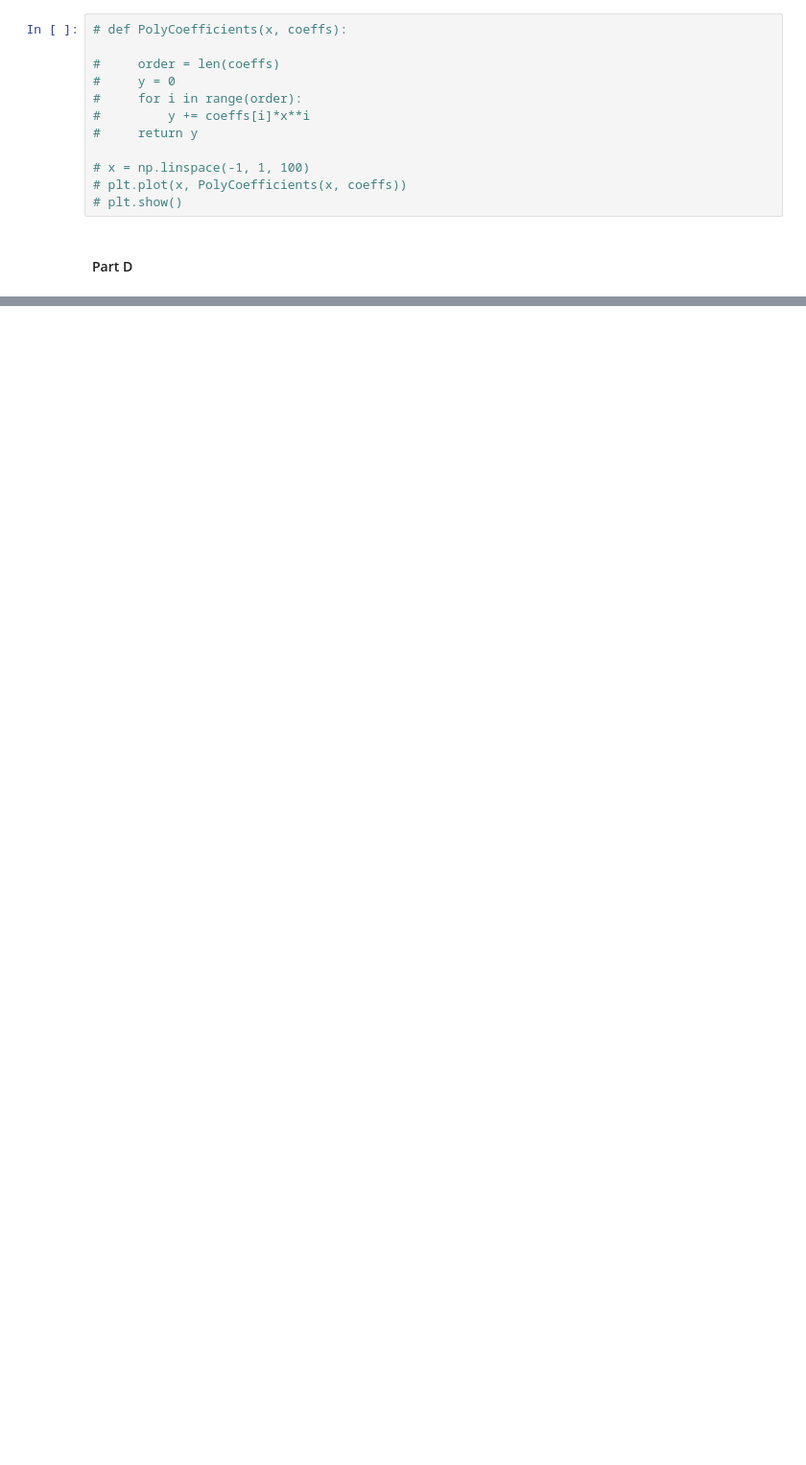
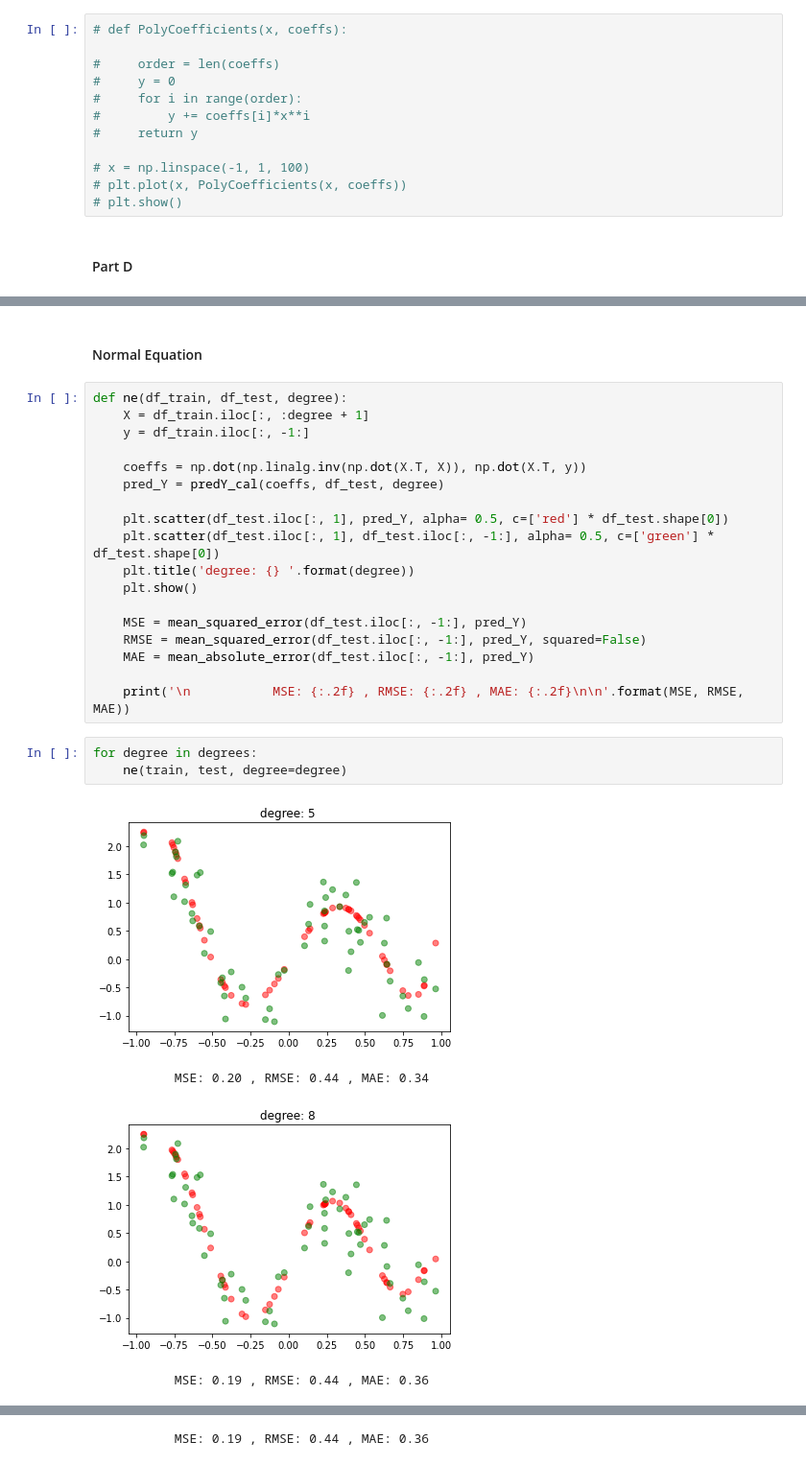
Before and after one commit to nahbos/AUT-Machine-Learning, a Jupyter notebook: Ex01.ipynb, the cells around one changed output, grey strips where cells are left out. Shown: that part at 96% size. Drawn from its saved outputs; the diff is of its cells as text; blank space fills up the shorter version.

```diff
--- a/Ex01.ipynb
+++ b/Ex01.ipynb
@@ -197,0 +218,28 @@ for ele in mr_lr_ep_list:
+# %% [markdown]
+#### Normal Equation
+# %%
+def ne(df_train, df_test, degree):
+    X = df_train.iloc[:, :degree + 1]
+    y = df_train.iloc[:, -1:]
+
+    coeffs = np.dot(np.linalg.inv(np.dot(X.T, X)), np.dot(X.T, y))
+    pred_Y = predY_cal(coeffs, df_test, degree)
+
+    plt.scatter(df_test.iloc[:, 1], pred_Y, alpha= 0.5, c=['red'] * df_test.shape[0])
+    plt.scatter(df_test.iloc[:, 1], df_test.iloc[:, -1:], alpha= 0.5, c=['green'] * df_test.shape[0])
+    plt.title('degree: {} '.format(degree))
+    plt.show()
+
+    MSE = mean_squared_error(df_test.iloc[:, -1:], pred_Y)
+    RMSE = mean_squared_error(df_test.iloc[:, -1:], pred_Y, squared=False)
+    MAE = mean_absolute_error(df_test.iloc[:, -1:], pred_Y)
+
+    print('\n           MSE: {:.2f} , RMSE: {:.2f} , MAE: {:.2f}\n\n'.format(MSE, RMSE, MAE))
+# %%
+for degree in degrees:
+    ne(train, test, degree=degree)
+# %% [output]
+[figure, added]
+           MSE: 0.20 , RMSE: 0.44 , MAE: 0.34
+[figure, added]
+           MSE: 0.19 , RMSE: 0.44 , MAE: 0.36
@@ -197,0 +247 @@ for ele in mr_lr_ep_list:
+           MSE: 0.19 , RMSE: 0.44 , MAE: 0.36
```
Also changed, not shown: parts of 6 cells of this notebook.
